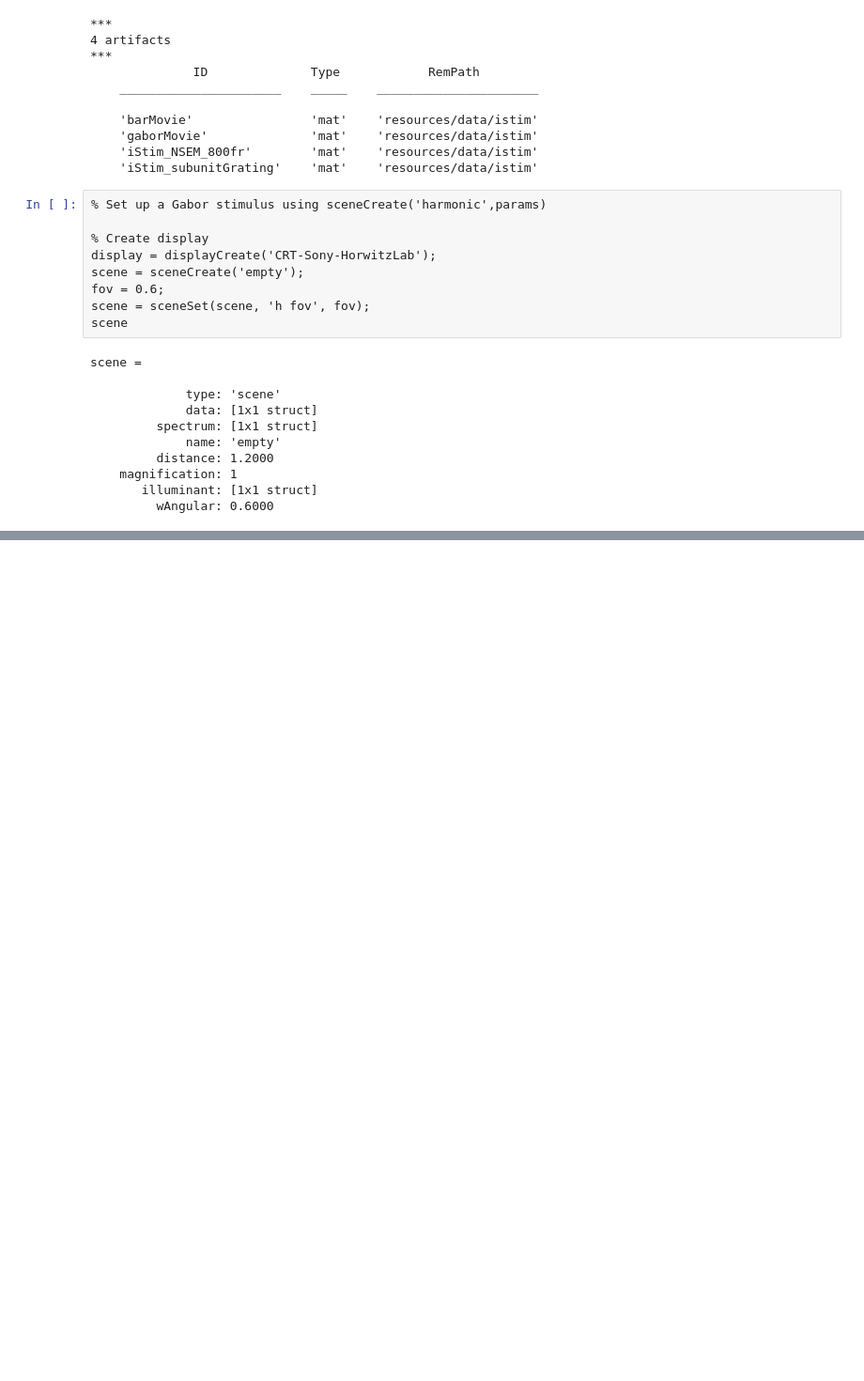
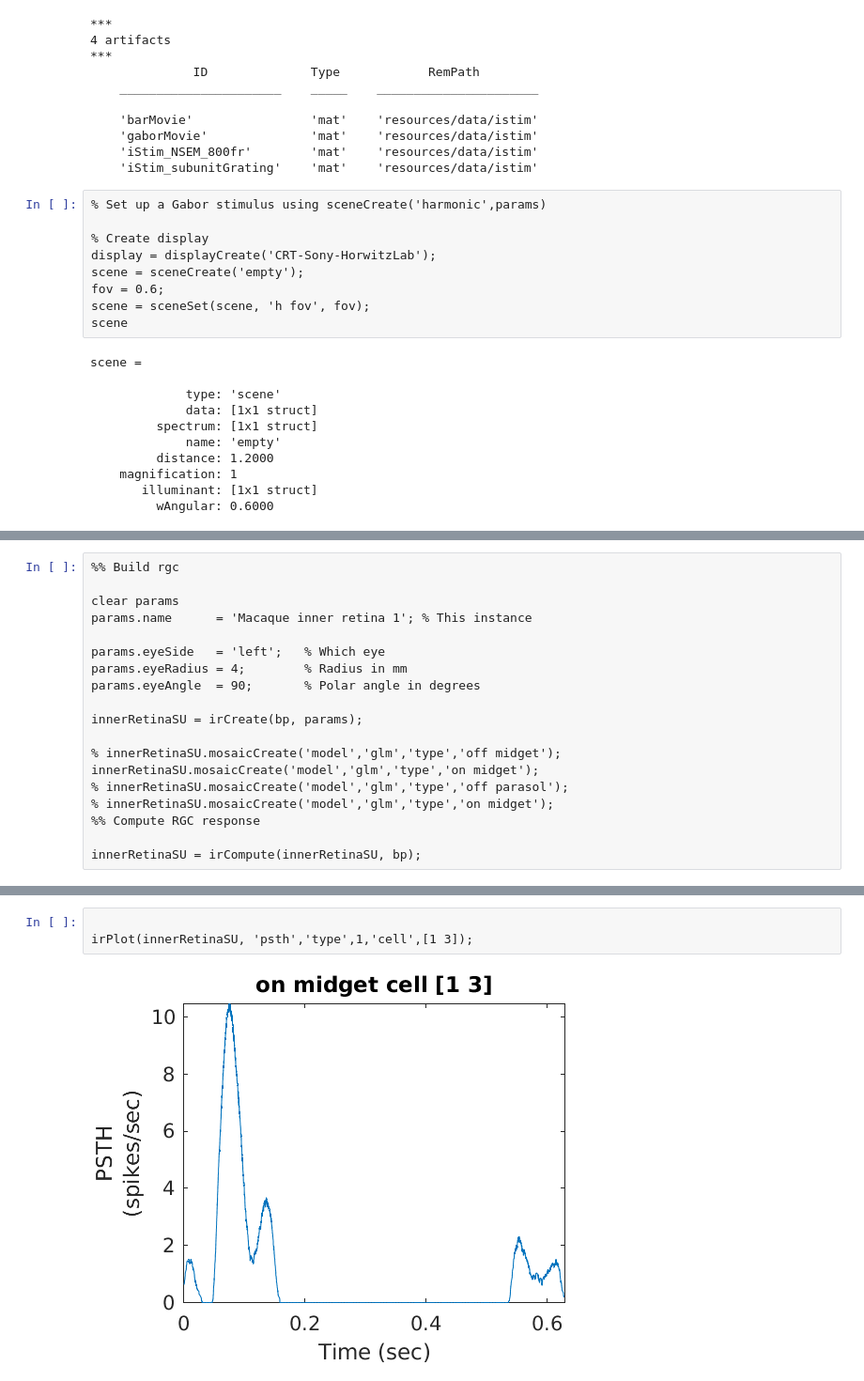
Before and after one commit to isetbio/notebooks, a Jupyter notebook: isetbio/Introduction/RGC/RGCBasics.ipynb, the cells around one changed output, grey strips where cells are left out. Shown at 94% size. Drawn from its saved outputs; the diff is of its cells as text; blank space fills up the shorter version.

Commit message:
created rgc mosaic in RGCBasics

```diff
--- a/isetbio/Introduction/RGC/RGCBasics.ipynb
+++ b/isetbio/Introduction/RGC/RGCBasics.ipynb
@@ -172,0 +161,19 @@ Too many output arguments.
+# %%
+%% Build rgc
+
+clear params
+params.name      = 'Macaque inner retina 1'; % This instance
+
+params.eyeSide   = 'left';   % Which eye
+params.eyeRadius = 4;        % Radius in mm
+params.eyeAngle  = 90;       % Polar angle in degrees
+
+innerRetinaSU = irCreate(bp, params);
+
+% innerRetinaSU.mosaicCreate('model','glm','type','off midget');
+innerRetinaSU.mosaicCreate('model','glm','type','on midget');
+% innerRetinaSU.mosaicCreate('model','glm','type','off parasol');
+% innerRetinaSU.mosaicCreate('model','glm','type','on midget');
+%% Compute RGC response
+
+innerRetinaSU = irCompute(innerRetinaSU, bp);
@@ -172,0 +198,5 @@ Too many output arguments.
+# %%
+
+irPlot(innerRetinaSU, 'psth','type',1,'cell',[1 3]);
+# %% [output]
+[figure, added]
```
Also changed, not shown: parts of 8 cells of this notebook.
